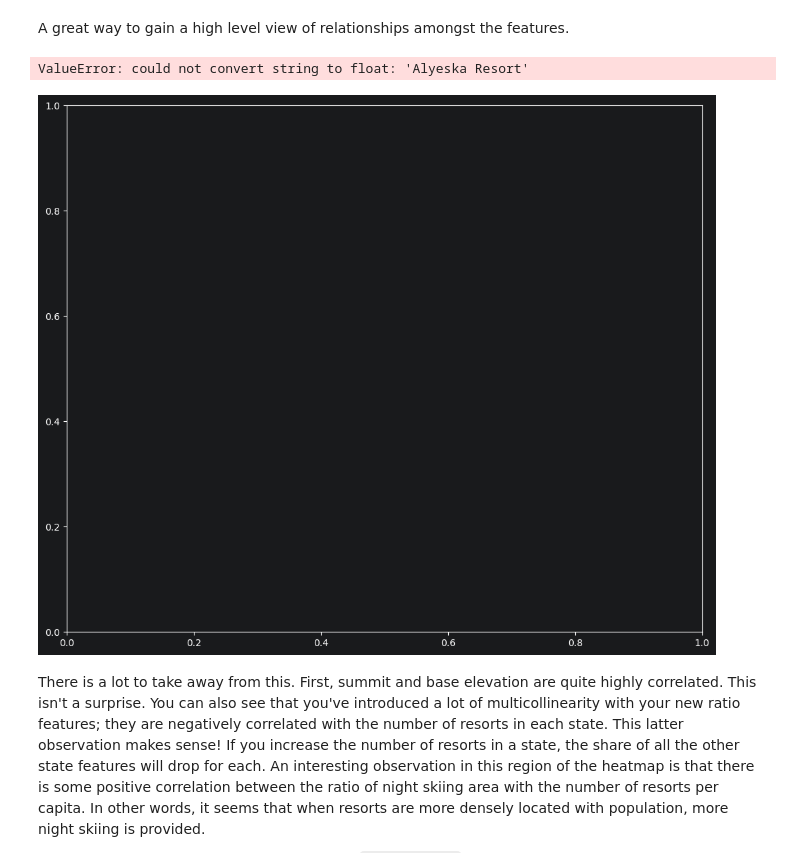
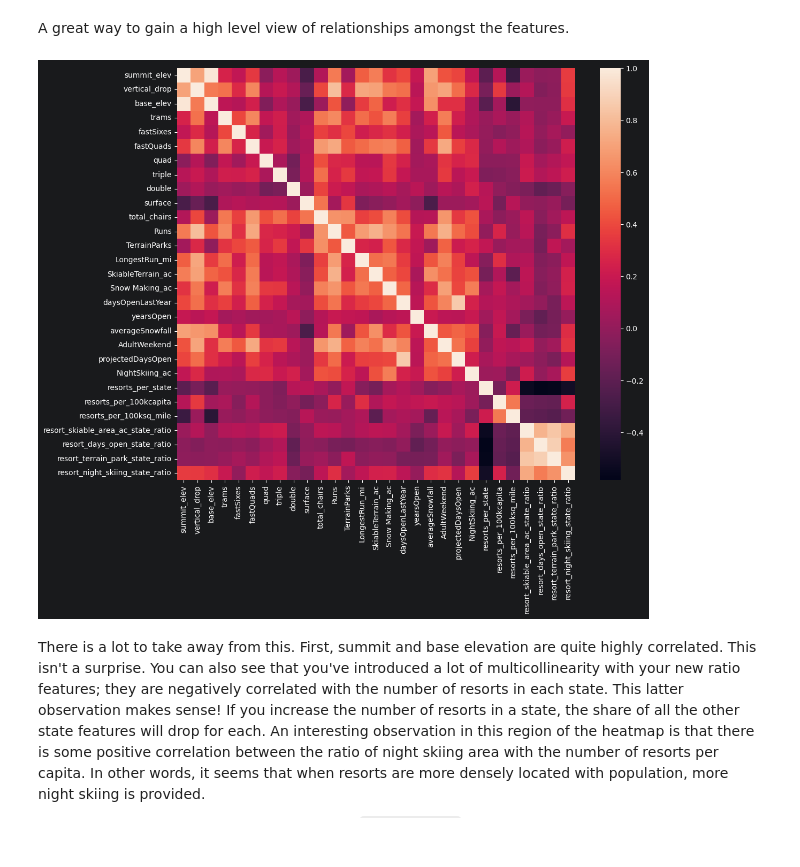
Before and after one commit to ayanrobinsonar-cloud/DataScienceGuidedCapstone, a Jupyter notebook: Notebooks/03_exploratory_data_analysis.ipynb, the cells around one changed output. Saved outputs shown, nothing was run; the diff lists cells and outputs as text; code cells hidden in the pictures.

```diff
--- a/Notebooks/03_exploratory_data_analysis.ipynb
+++ b/Notebooks/03_exploratory_data_analysis.ipynb
@@ -775,12 +784,19 @@ A great way to gain a high level view of relationships amongst the features.
 # %%
 #Code task 12#
 #Show a seaborn heatmap of correlations in ski_data
 #Hint: call pandas' `corr()` method on `ski_data` and pass that into `sns.heatmap`
+import seaborn as sns
+#plt.subplots(figsize=(12,10))
+#sns.heatmap(ski_data.corr(numeric_only=False ))
 plt.subplots(figsize=(12,10))
-sns.heatmap(ski_data.corr())
+
+sns.heatmap(
+    ski_data.select_dtypes(include='number').corr()
+)
+
+plt.show()
 # %% [output]
-ValueError: could not convert string to float: 'Alyeska Resort'
-[figure, old version]
+[figure, new version]
 # %% [markdown]
 There is a lot to take away from this. First, summit and base elevation are quite highly correlated. This isn't a surprise. You can also see that you've introduced a lot of multicollinearity with your new ratio features; they are negatively correlated with the number of resorts in each state. This latter observation makes sense! If you increase the number of resorts in a state, the share of all the other state features will drop for each. An interesting observation in this region of the heatmap is that there is some positive correlation between the ratio of night skiing area with the number of resorts per capita. In other words, it seems that when resorts are more densely located with population, more night skiing is provided.
 
```
Also changed, not shown: parts of 2 cells of this notebook.
